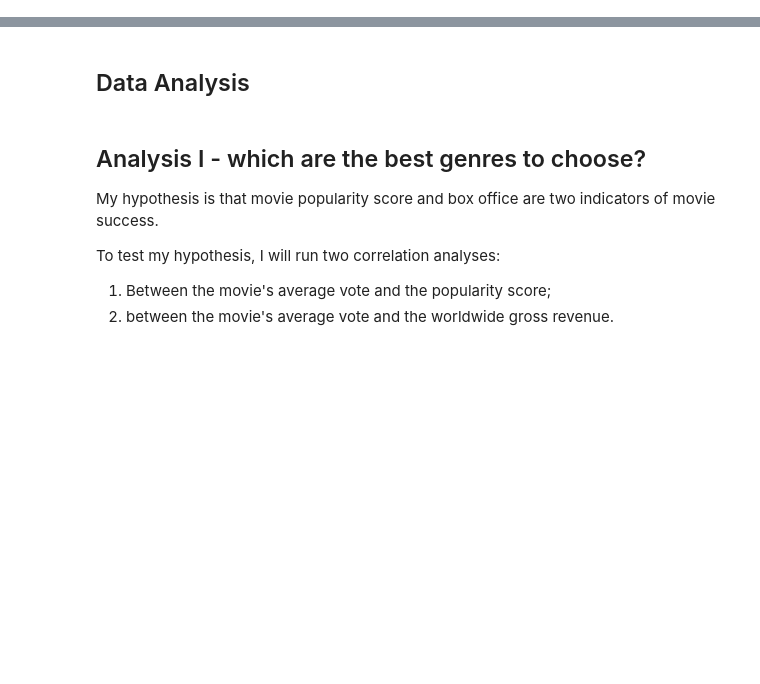
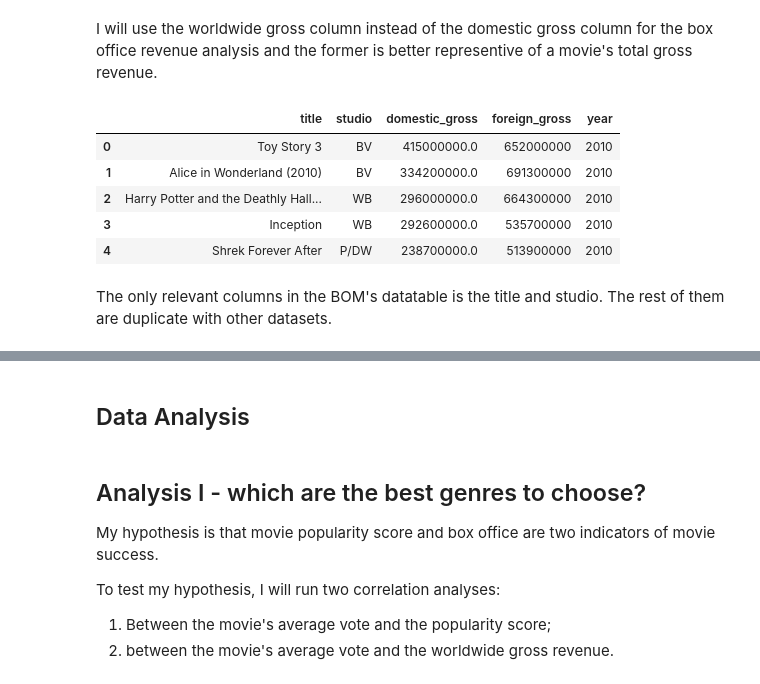
Before and after one commit to RuthyYao/Movie_Success_Analysis, a Jupyter notebook: Entering the Movie Production Business - Data Analysis.ipynb, the cells around one changed output, grey strips where cells are left out. Saved outputs shown, nothing was run; the diff lists cells and outputs as text; code cells hidden in the pictures; blank space fills up the shorter version.

```diff
--- a/Entering the Movie Production Business - Data Analysis.ipynb
+++ b/Entering the Movie Production Business - Data Analysis.ipynb
@@ -37,0 +143,13 @@ import numpy as np
+# %% [markdown]
+I will use the worldwide gross column instead of the domestic gross column for the box office revenue analysis and the former is better representive of a movie's total gross revenue.
+# %%
+bom_movie_gross.head()
+# %% [output]
+|  | title | studio | domestic_gross | foreign_gross | year |
+| 0 | Toy Story 3 | BV | 415000000.0 | 652000000 | 2010 |
+| 1 | Alice in Wonderland (2010) | BV | 334200000.0 | 691300000 | 2010 |
+| 2 | Harry Potter and the Deathly Hall... | WB | 296000000.0 | 664300000 | 2010 |
+| 3 | Inception | WB | 292600000.0 | 535700000 | 2010 |
+| 4 | Shrek Forever After | P/DW | 238700000.0 | 513900000 | 2010 |
+# %% [markdown]
+The only relevant columns in the BOM's datatable is the title and studio. The rest of them are duplicate with other datasets.
```
Also changed, not shown: parts of 22 cells of this notebook.
